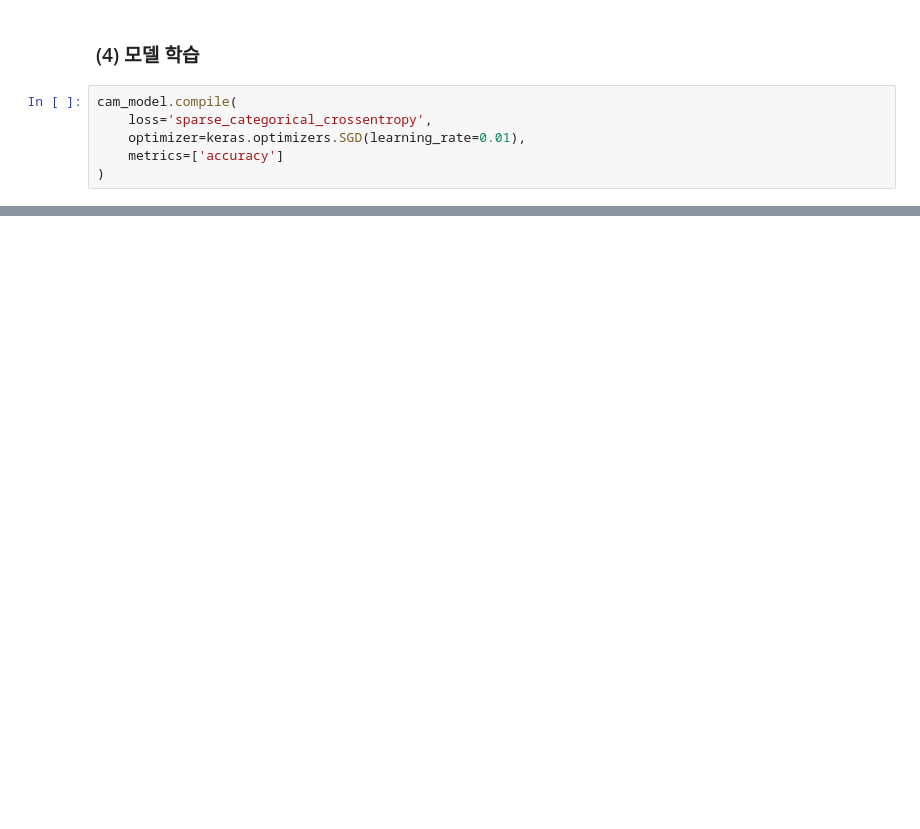
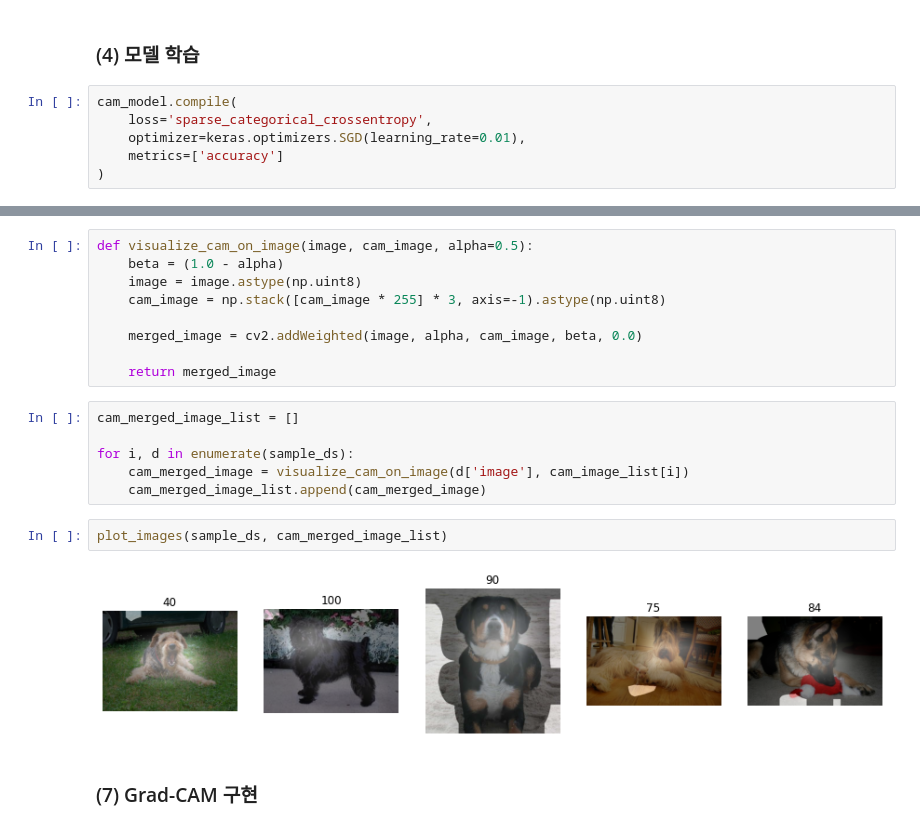
Before and after one commit to yeonseokChoe/2023-AIFFEL-QUEST, a Jupyter notebook: GoingDeeperQUEST03/Project3.ipynb, the cells around one changed output, grey strips where cells are left out. Cells and saved outputs as stored; diff of their text form; blank space fills up the shorter version.

```diff
--- a/GoingDeeperQUEST03/Project3.ipynb
+++ b/GoingDeeperQUEST03/Project3.ipynb
@@ -144,0 +261,21 @@ history_cam_model = cam_model.fit(
+# %%
+def visualize_cam_on_image(image, cam_image, alpha=0.5):
+    beta = (1.0 - alpha)
+    image = image.astype(np.uint8)
+    cam_image = np.stack([cam_image * 255] * 3, axis=-1).astype(np.uint8)
+
+    merged_image = cv2.addWeighted(image, alpha, cam_image, beta, 0.0)
+
+    return merged_image
+# %%
+cam_merged_image_list = []
+
+for i, d in enumerate(sample_ds):
+    cam_merged_image = visualize_cam_on_image(d['image'], cam_image_list[i])
+    cam_merged_image_list.append(cam_merged_image)
+# %%
+plot_images(sample_ds, cam_merged_image_list)
+# %% [output]
+[figure, added]
+# %% [markdown]
+### (7) Grad-CAM 구현
```
Also changed, not shown: parts of 42 cells of this notebook, 1 other file.
